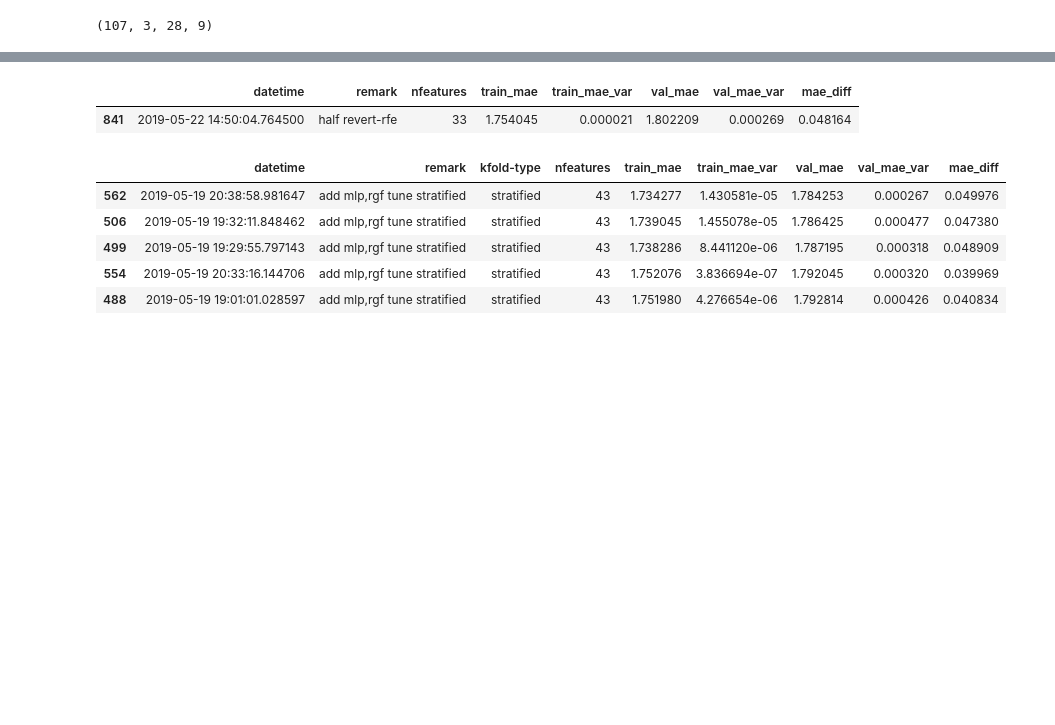
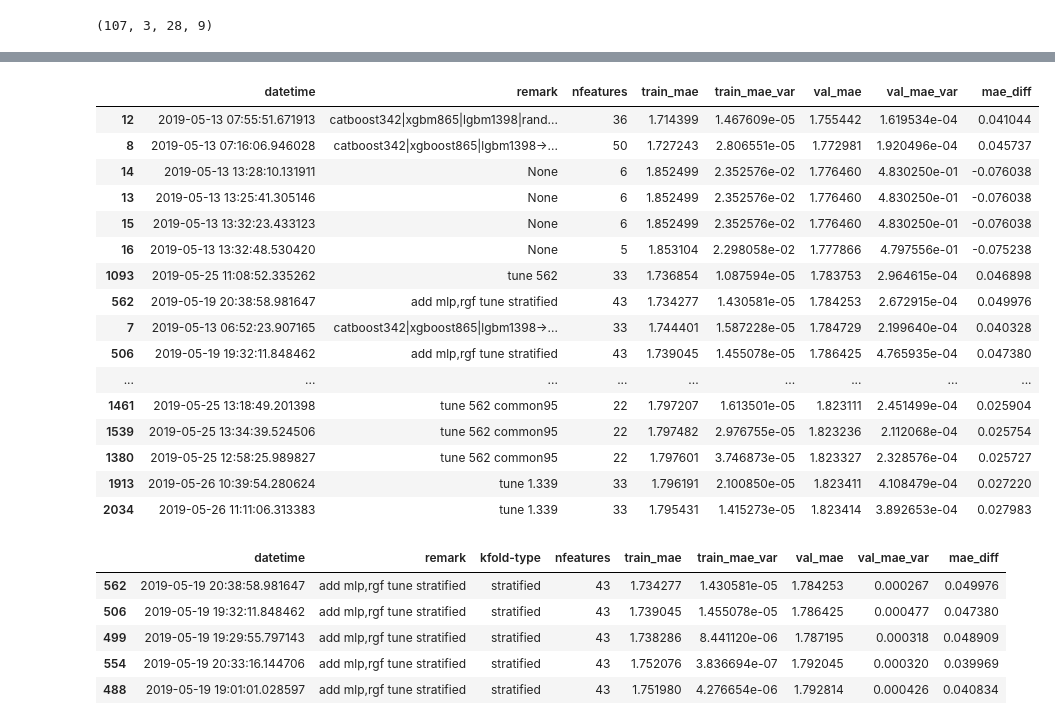
Before and after one commit to arhow/LANLEarthquakePrediction2019, a Jupyter notebook: mystacknet1.2.ipynb, the cells around one changed output, grey strips where cells are left out. Drawn from its saved outputs; the diff is of its cells as text; code cells hidden in the pictures; blank space fills up the shorter version.

```diff
--- a/mystacknet1.2.ipynb
+++ b/mystacknet1.2.ipynb
@@ -594,22 +111,0 @@ df_trial_frgf.loc[[170,200]][['datetime','remark','kfold', 'nfeatures', 'train_m
-# %%
-param_idx = 200
-column_idx = 200
-db_ = db_frgf
-df_trial_ = df_trial_frgf
-
-mytrial = []
-columns = copy.deepcopy(common_columns75)
-param = copy.deepcopy(df_trial_.loc[param_idx]['param'])
-# param['algorithm']['init'] = {'logging_level': 'Silent', **param['algorithm']['init']}
-param['scaler']['init'] = {}
-param['algorithm']['fit'] = {}
-param['kfold']['type'] = 'group'
-param['kfold']['n_splits'] = 8
-
-selected_columns = revert_rfe(df_train, param, columns, df_test, mytrial, start_columns=common_columns, remark='start from top1 column')
-print(len(selected_columns))
-for trial_i in mytrial:
-    db_.insert(trial_i)
-df_trial_ = db_.select()
-df_trial_['kfold'] = df_trial_['param'].apply(lambda x: x['kfold'])
-df_trial_[(df_trial_['remark']=='start from top1 column')&(df_trial_['mae_diff']<.05)].sort_values(by=['val_mae'])[['datetime','remark','nfeatures', 'train_mae','train_mae_var','val_mae','val_mae_var','mae_diff']].head(5)
@@ -772,3 +279,0 @@ df_trial[(df_trial['remark']=='tune 841')&(df_trial['mae_diff']<.05)][['datetime
-# %%
-mytrial = []
-df_his,  df_feature_importances, df_valid_pred, df_test_pred =  EP.process(df_train_stacknet, param, df_test = df_test_stacknet, trial=mytrial, remark='half revert-rfe')
@@ -777,7 +391,22 @@ for trial_i in mytrial:
     db.insert(trial_i)
 df_trial = db.select()
 # %%
-df_trial[['datetime','remark', 'nfeatures', 'train_mae','train_mae_var','val_mae','val_mae_var','mae_diff']].tail(1)
+df_trial[(df_trial['mae_diff']<.05)][['datetime','remark', 'nfeatures', 'train_mae','train_mae_var','val_mae','val_mae_var','mae_diff']].sort_values(by=['val_mae'])
 # %% [output]
 |  | datetime | remark | nfeatures | train_mae | train_mae_var | val_mae | val_mae_var | mae_diff |
-| 841 | 2019-05-22 14:50:04.764500 | half revert-rfe | 33 | 1.754045 | 0.000021 | 1.802209 | 0.000269 | 0.048164 |
+| 12 | 2019-05-13 07:55:51.671913 | catboost342|xgbm865|lgbm1398|rand... | 36 | 1.714399 | 1.467609e-05 | 1.755442 | 1.619534e-04 | 0.041044 |
+| 8 | 2019-05-13 07:16:06.946028 | catboost342|xgboost865|lgbm1398->... | 50 | 1.727243 | 2.806551e-05 | 1.772981 | 1.920496e-04 | 0.045737 |
+| 14 | 2019-05-13 13:28:10.131911 | None | 6 | 1.852499 | 2.352576e-02 | 1.776460 | 4.830250e-01 | -0.076038 |
+| 13 | 2019-05-13 13:25:41.305146 | None | 6 | 1.852499 | 2.352576e-02 | 1.776460 | 4.830250e-01 | -0.076038 |
+| 15 | 2019-05-13 13:32:23.433123 | None | 6 | 1.852499 | 2.352576e-02 | 1.776460 | 4.830250e-01 | -0.076038 |
+| 16 | 2019-05-13 13:32:48.530420 | None | 5 | 1.853104 | 2.298058e-02 | 1.777866 | 4.797556e-01 | -0.075238 |
+| 1093 | 2019-05-25 11:08:52.335262 | tune 562 | 33 | 1.736854 | 1.087594e-05 | 1.783753 | 2.964615e-04 | 0.046898 |
+| 562 | 2019-05-19 20:38:58.981647 | add mlp,rgf tune stratified | 43 | 1.734277 | 1.430581e-05 | 1.784253 | 2.672915e-04 | 0.049976 |
+| 7 | 2019-05-13 06:52:23.907165 | catboost342|xgboost865|lgbm1398->... | 33 | 1.744401 | 1.587228e-05 | 1.784729 | 2.199640e-04 | 0.040328 |
+| 506 | 2019-05-19 19:32:11.848462 | add mlp,rgf tune stratified | 43 | 1.739045 | 1.455078e-05 | 1.786425 | 4.765935e-04 | 0.047380 |
+| ... | ... | ... | ... | ... | ... | ... | ... | ... |
+| 1461 | 2019-05-25 13:18:49.201398 | tune 562 common95 | 22 | 1.797207 | 1.613501e-05 | 1.823111 | 2.451499e-04 | 0.025904 |
+| 1539 | 2019-05-25 13:34:39.524506 | tune 562 common95 | 22 | 1.797482 | 2.976755e-05 | 1.823236 | 2.112068e-04 | 0.025754 |
+| 1380 | 2019-05-25 12:58:25.989827 | tune 562 common95 | 22 | 1.797601 | 3.746873e-05 | 1.823327 | 2.328576e-04 | 0.025727 |
+| 1913 | 2019-05-26 10:39:54.280624 | tune 1.339 | 33 | 1.796191 | 2.100850e-05 | 1.823411 | 4.108479e-04 | 0.027220 |
+| 2034 | 2019-05-26 11:11:06.313383 | tune 1.339 | 33 | 1.795431 | 1.415273e-05 | 1.823414 | 3.892653e-04 | 0.027983 |
```
Also changed, not shown: parts of 62 cells of this notebook, 23 other files.
